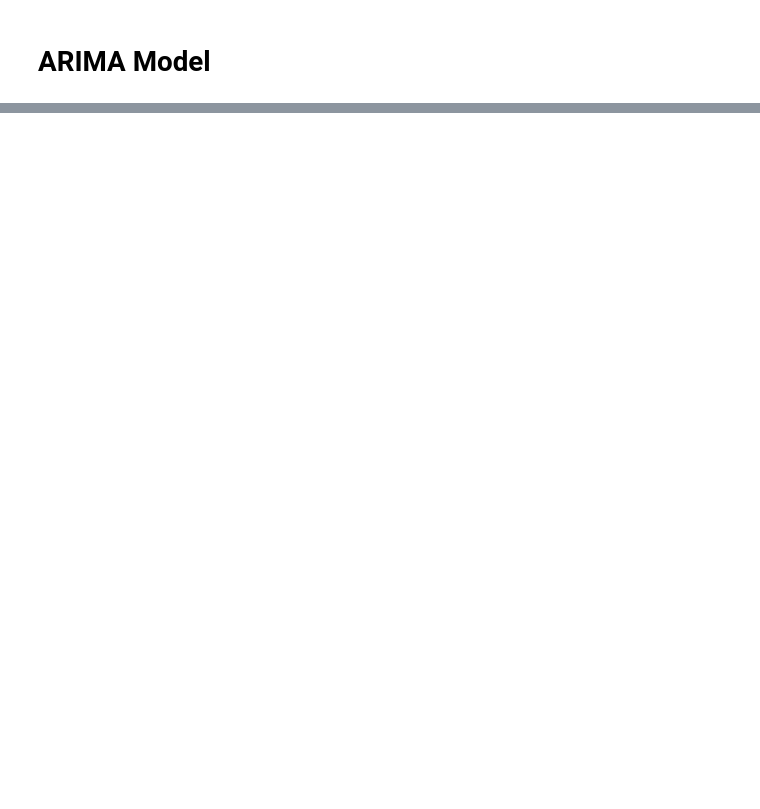
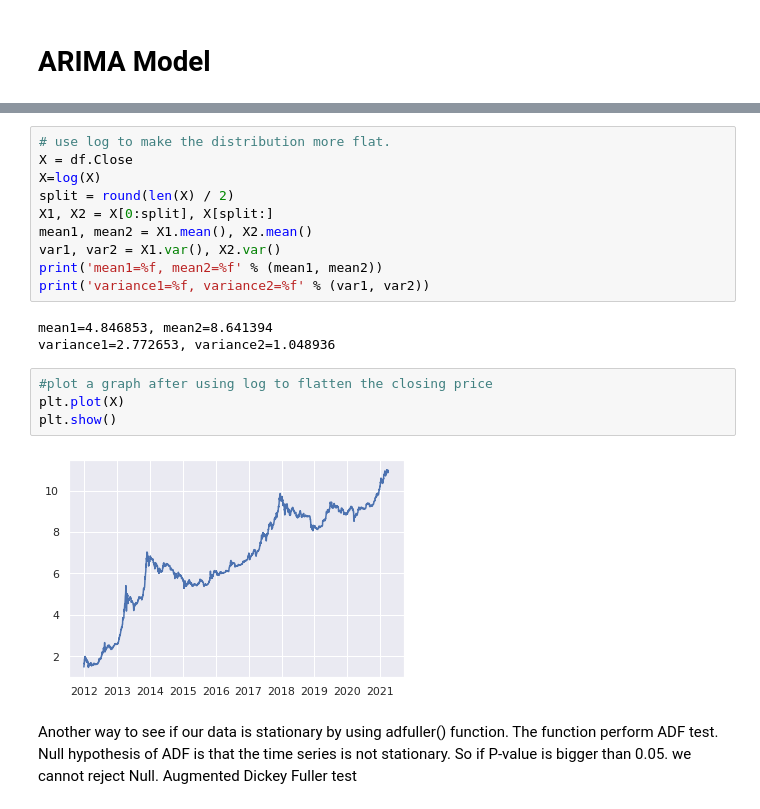
Before and after one commit to zhouchun0105/BA810_Team1, a Jupyter notebook: SUBMIT_Bitcoin_Price_and_Movement_Prediction.ipynb, the cells around one changed output, grey strips where cells are left out. Drawn from its saved outputs; the diff is of its cells as text; blank space fills up the shorter version.

```diff
--- a/SUBMIT_Bitcoin_Price_and_Movement_Prediction.ipynb
+++ b/SUBMIT_Bitcoin_Price_and_Movement_Prediction.ipynb
@@ -597,0 +812,23 @@ However, these two models are not good enough to predict the bitcoins price, sin
+# %%
+# use log to make the distribution more flat.
+X = df.Close
+X=log(X)
+split = round(len(X) / 2)
+X1, X2 = X[0:split], X[split:]
+mean1, mean2 = X1.mean(), X2.mean()
+var1, var2 = X1.var(), X2.var()
+print('mean1=%f, mean2=%f' % (mean1, mean2))
+print('variance1=%f, variance2=%f' % (var1, var2))
+# %% [output]
+mean1=4.846853, mean2=8.641394
+variance1=2.772653, variance2=1.048936
+# %%
+#plot a graph after using log to flatten the closing price
+plt.plot(X)
+plt.show()
+# %% [output]
+[figure, added]
+# %% [markdown]
+Another way to see if our data is stationary by using adfuller() function. The function perform ADF test.
+Null hypothesis of ADF is that the time series is not stationary. So if P-value is bigger than 0.05. we cannot reject Null.
+Augmented Dickey Fuller test
```
Also changed, not shown: parts of 187 cells of this notebook.
